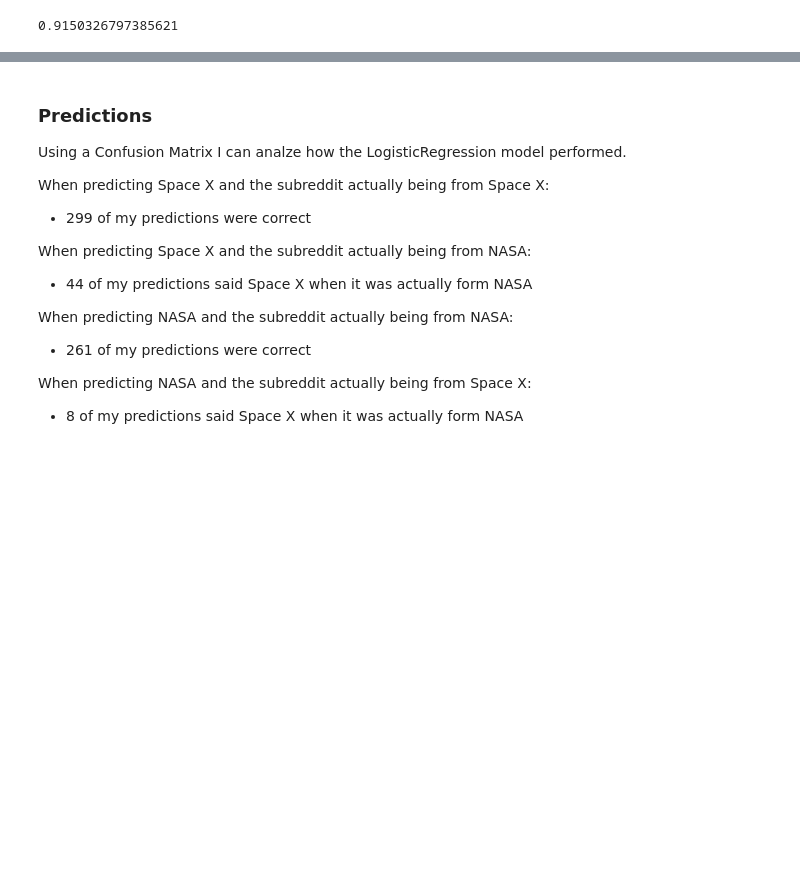
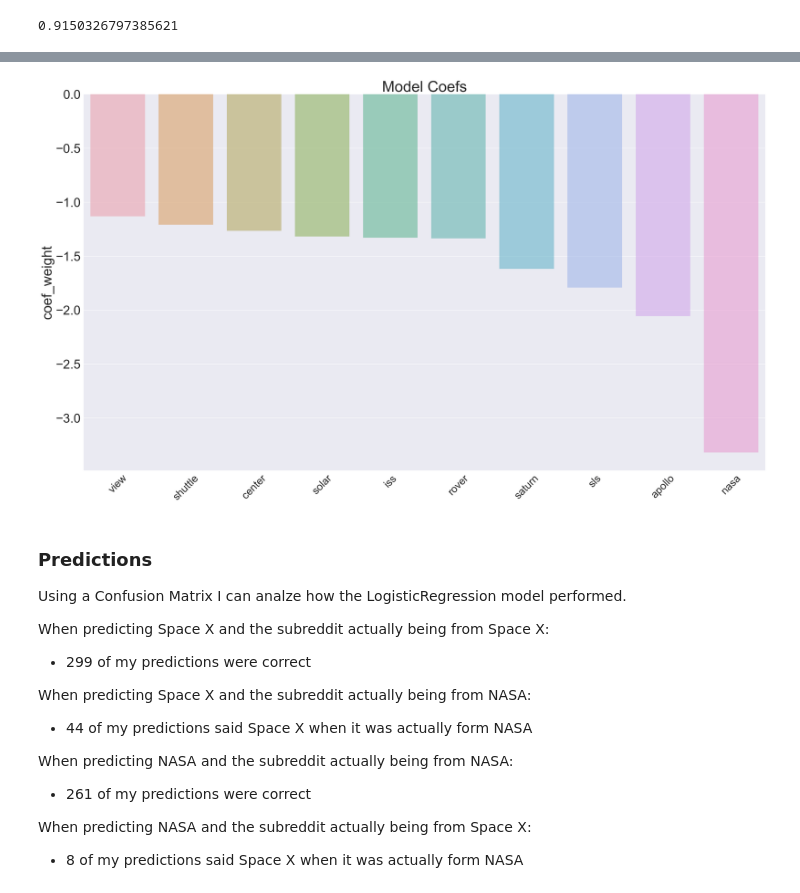
Before and after one commit to datanelson518/NLP-NASA-SpaceX, a Jupyter notebook: jon_nelson_la/code/Proj_03_004_Modeling_Logistic_Regression.ipynb, the cells around one changed output, grey strips where cells are left out. Saved outputs shown, nothing was run; the diff lists cells and outputs as text; code cells hidden in the pictures; blank space fills up the shorter version.

```diff
--- a/jon_nelson_la/code/Proj_03_004_Modeling_Logistic_Regression.ipynb
+++ b/jon_nelson_la/code/Proj_03_004_Modeling_Logistic_Regression.ipynb
@@ -145,3 +233,14 @@ gs.grid_scores_
+# %%
+plt.figure(figsize=(25,15))
+sns.set(font_scale=3)
+plt.title('Model Coefs')
+locs, labels = plt.xticks(fontsize=25)
+plt.setp(labels, rotation=45)
+sns.barplot(x=coef_df[['coef_weight']][-10:].index, y='coef_weight', data=coef_df[['coef_weight']][-10:], alpha=.5)
+plt.tight_layout();
+#plt.savefig('../plots/model_coefs_bar')
+# %% [output]
+[figure, added]
 # %% [markdown]
 ### Predictions
 
```
Also changed, not shown: parts of 19 cells of this notebook, 9 other files.
